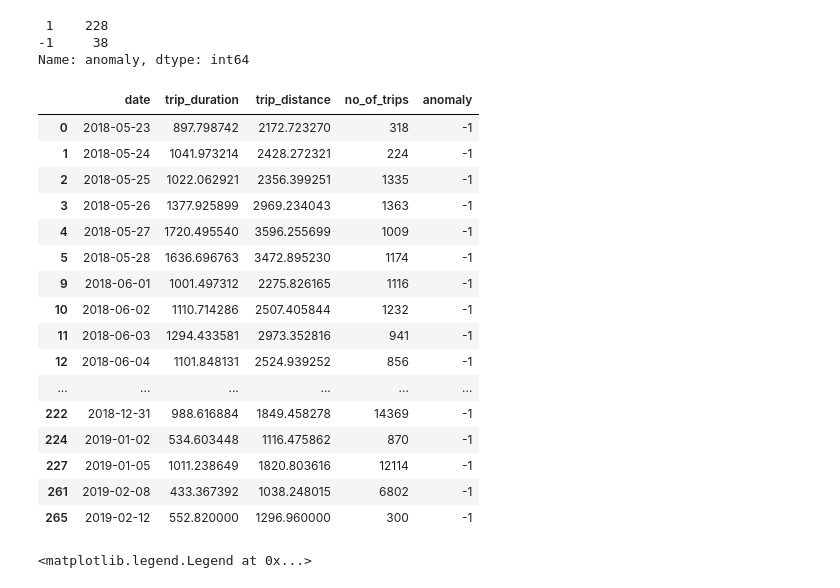
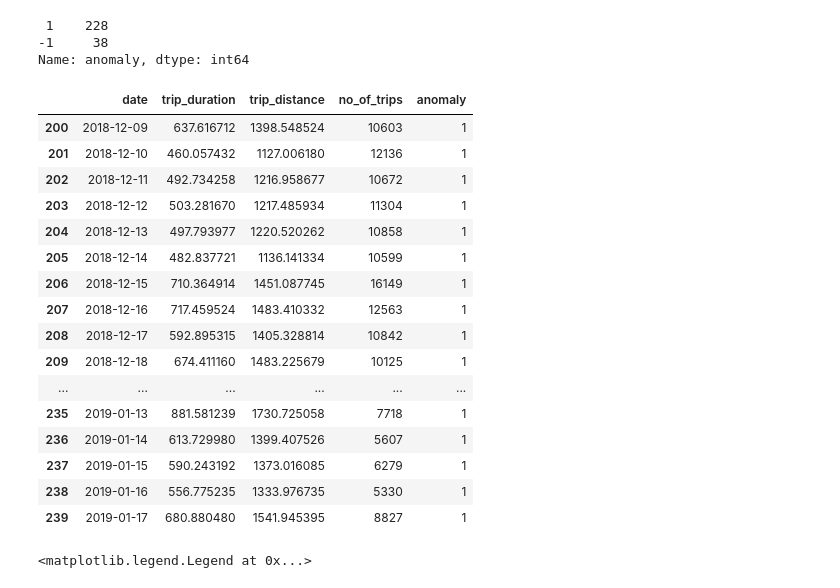
Before and after one commit to SohamMody/Event-Detection-from-Dockless-Scooter-Trips-Austin, a Jupyter notebook: Modelling.ipynb, the cells around one changed output. Cells and saved outputs as stored; diff of their text form; code cells hidden in the pictures.

```diff
--- a/Modelling.ipynb
+++ b/Modelling.ipynb
@@ -368,26 +392,26 @@ print(trip_info.anomaly.value_counts())
  1    228
 -1     38
 Name: anomaly, dtype: int64
-# %%
-trip_info[trip_info['anomaly']==-1]
-# %% [output]
-|  | date | trip_duration | trip_distance | no_of_trips | anomaly |
-| 0 | 2018-05-23 | 897.798742 | 2172.723270 | 318 | -1 |
-| 1 | 2018-05-24 | 1041.973214 | 2428.272321 | 224 | -1 |
-| 2 | 2018-05-25 | 1022.062921 | 2356.399251 | 1335 | -1 |
-| 3 | 2018-05-26 | 1377.925899 | 2969.234043 | 1363 | -1 |
-| 4 | 2018-05-27 | 1720.495540 | 3596.255699 | 1009 | -1 |
-| 5 | 2018-05-28 | 1636.696763 | 3472.895230 | 1174 | -1 |
-| 9 | 2018-06-01 | 1001.497312 | 2275.826165 | 1116 | -1 |
-| 10 | 2018-06-02 | 1110.714286 | 2507.405844 | 1232 | -1 |
-| 11 | 2018-06-03 | 1294.433581 | 2973.352816 | 941 | -1 |
-| 12 | 2018-06-04 | 1101.848131 | 2524.939252 | 856 | -1 |
-| ... | ... | ... | ... | ... | ... |
-| 222 | 2018-12-31 | 988.616884 | 1849.458278 | 14369 | -1 |
-| 224 | 2019-01-02 | 534.603448 | 1116.475862 | 870 | -1 |
-| 227 | 2019-01-05 | 1011.238649 | 1820.803616 | 12114 | -1 |
-| 261 | 2019-02-08 | 433.367392 | 1038.248015 | 6802 | -1 |
-| 265 | 2019-02-12 | 552.820000 | 1296.960000 | 300 | -1 |
+# %%
+trip_info[200:240]
+# %% [output]
+|  | date | trip_duration | trip_distance | no_of_trips | anomaly |
+| 200 | 2018-12-09 | 637.616712 | 1398.548524 | 10603 | 1 |
+| 201 | 2018-12-10 | 460.057432 | 1127.006180 | 12136 | 1 |
+| 202 | 2018-12-11 | 492.734258 | 1216.958677 | 10672 | 1 |
+| 203 | 2018-12-12 | 503.281670 | 1217.485934 | 11304 | 1 |
+| 204 | 2018-12-13 | 497.793977 | 1220.520262 | 10858 | 1 |
+| 205 | 2018-12-14 | 482.837721 | 1136.141334 | 10599 | 1 |
+| 206 | 2018-12-15 | 710.364914 | 1451.087745 | 16149 | 1 |
+| 207 | 2018-12-16 | 717.459524 | 1483.410332 | 12563 | 1 |
+| 208 | 2018-12-17 | 592.895315 | 1405.328814 | 10842 | 1 |
+| 209 | 2018-12-18 | 674.411160 | 1483.225679 | 10125 | 1 |
+| ... | ... | ... | ... | ... | ... |
+| 235 | 2019-01-13 | 881.581239 | 1730.725058 | 7718 | 1 |
+| 236 | 2019-01-14 | 613.729980 | 1399.407526 | 5607 | 1 |
+| 237 | 2019-01-15 | 590.243192 | 1373.016085 | 6279 | 1 |
+| 238 | 2019-01-16 | 556.775235 | 1333.976735 | 5330 | 1 |
+| 239 | 2019-01-17 | 680.880480 | 1541.945395 | 8827 | 1 |
 # %%
 fig,ax = plt.subplots(1,3,figsize=(21, 5))
 ax[0].plot(trip_info.date,trip_info.no_of_trips,'r')
```
Also changed, not shown: parts of 4 cells of this notebook, 2 other files.
